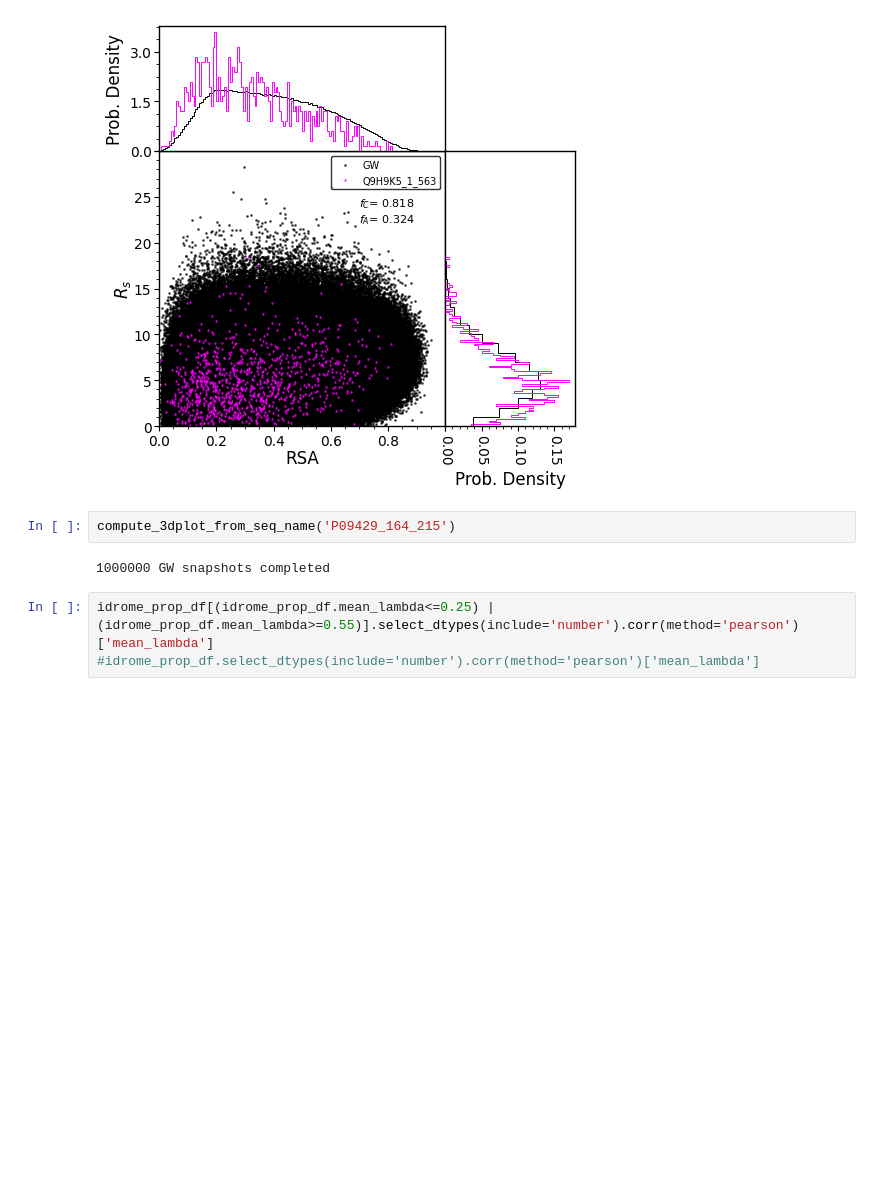
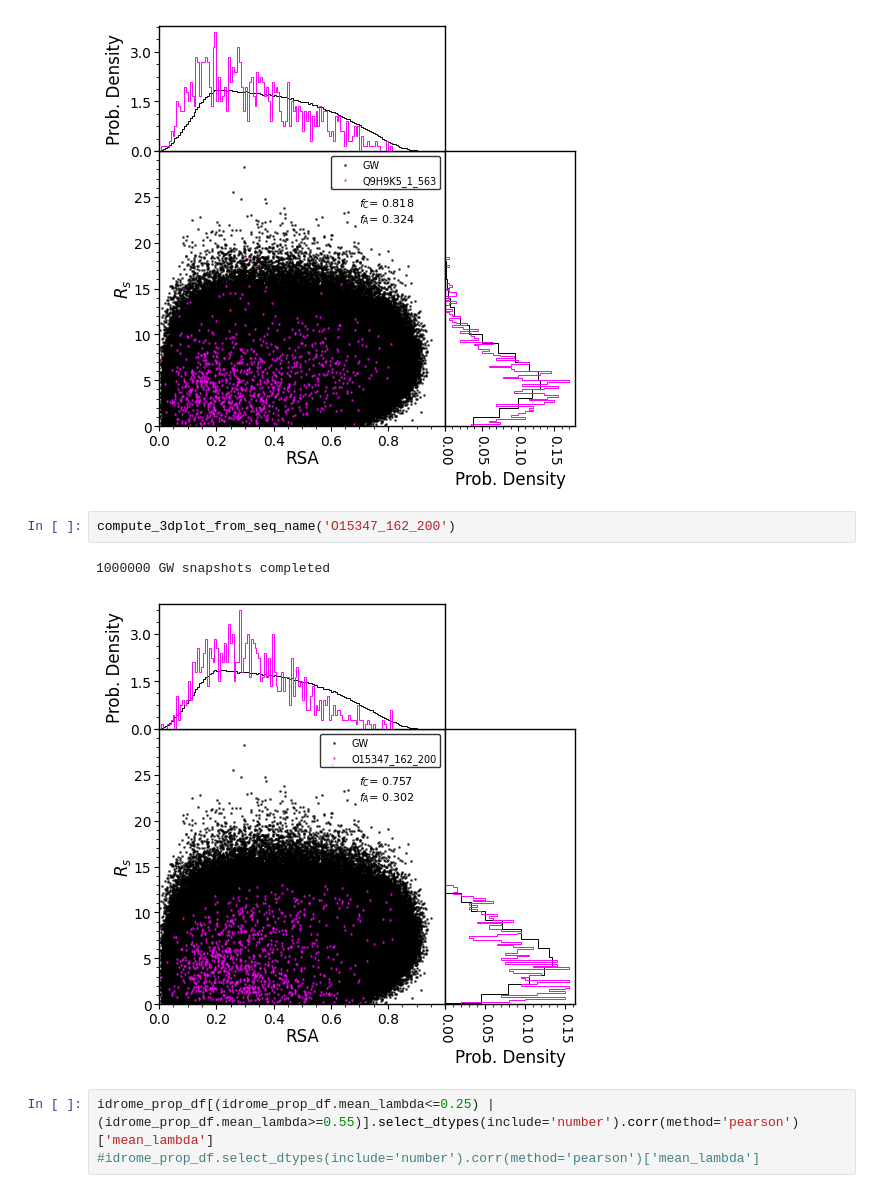
Before and after one commit to hshadman/larsen_paper_IDR_properties, a Jupyter notebook: IDROME-investigate_properties.ipynb, the cells around one changed output. Saved outputs shown, nothing was run; the diff lists cells and outputs as text; blank space fills up the shorter version.

```diff
--- a/IDROME-investigate_properties.ipynb
+++ b/IDROME-investigate_properties.ipynb
@@ -586,9 +586,10 @@ compute_3dplot_from_seq_name('Q9H9K5_1_563')
 1000000 GW snapshots completed
 [figure]
 # %%
-compute_3dplot_from_seq_name('P09429_164_215')
+compute_3dplot_from_seq_name('O15347_162_200')
 # %% [output]
 1000000 GW snapshots completed
+[figure, added]
 # %%
 idrome_prop_df[(idrome_prop_df.mean_lambda<=0.25) | (idrome_prop_df.mean_lambda>=0.55)].select_dtypes(include='number').corr(method='pearson')['mean_lambda']
 #idrome_prop_df.select_dtypes(include='number').corr(method='pearson')['mean_lambda']
```
